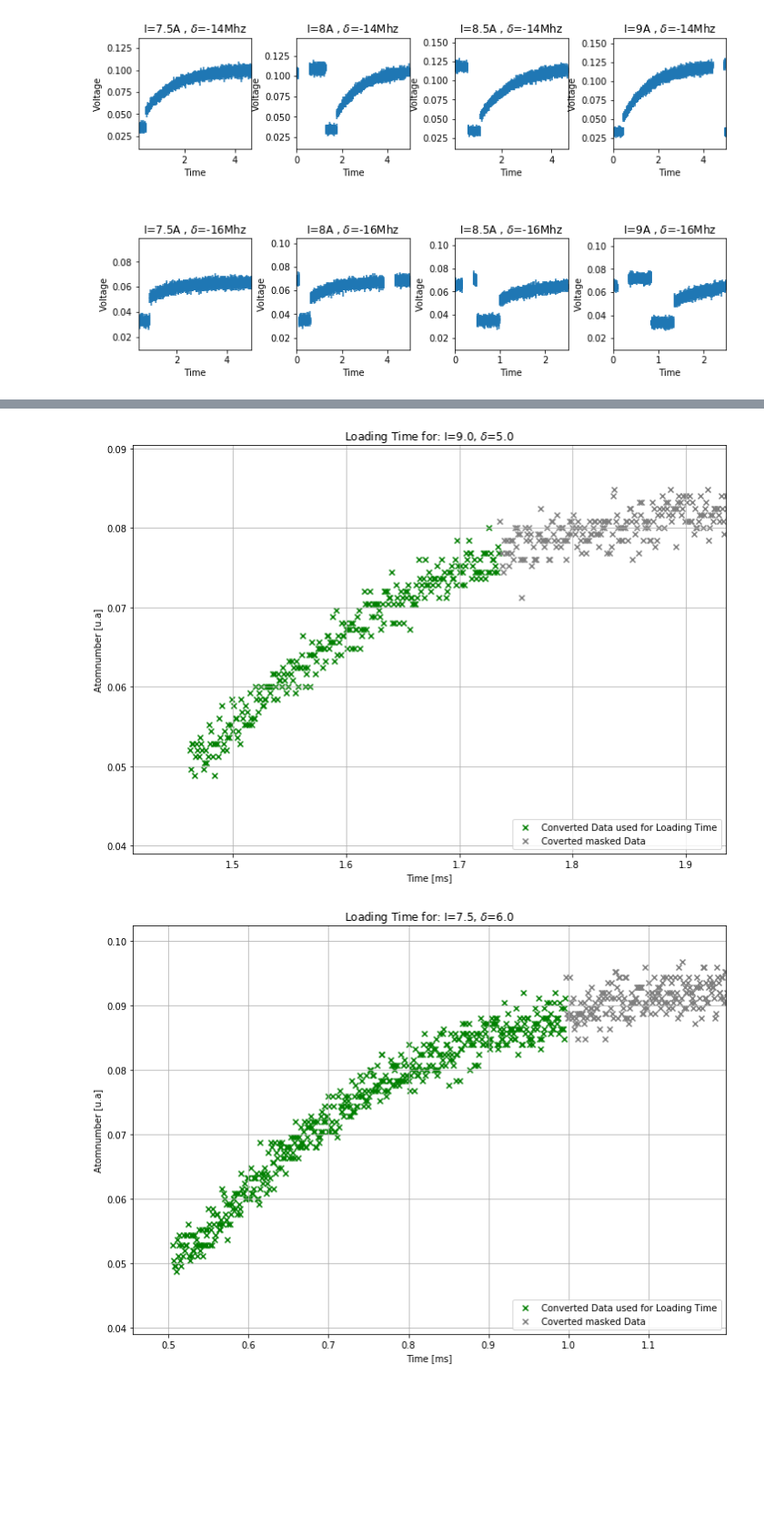
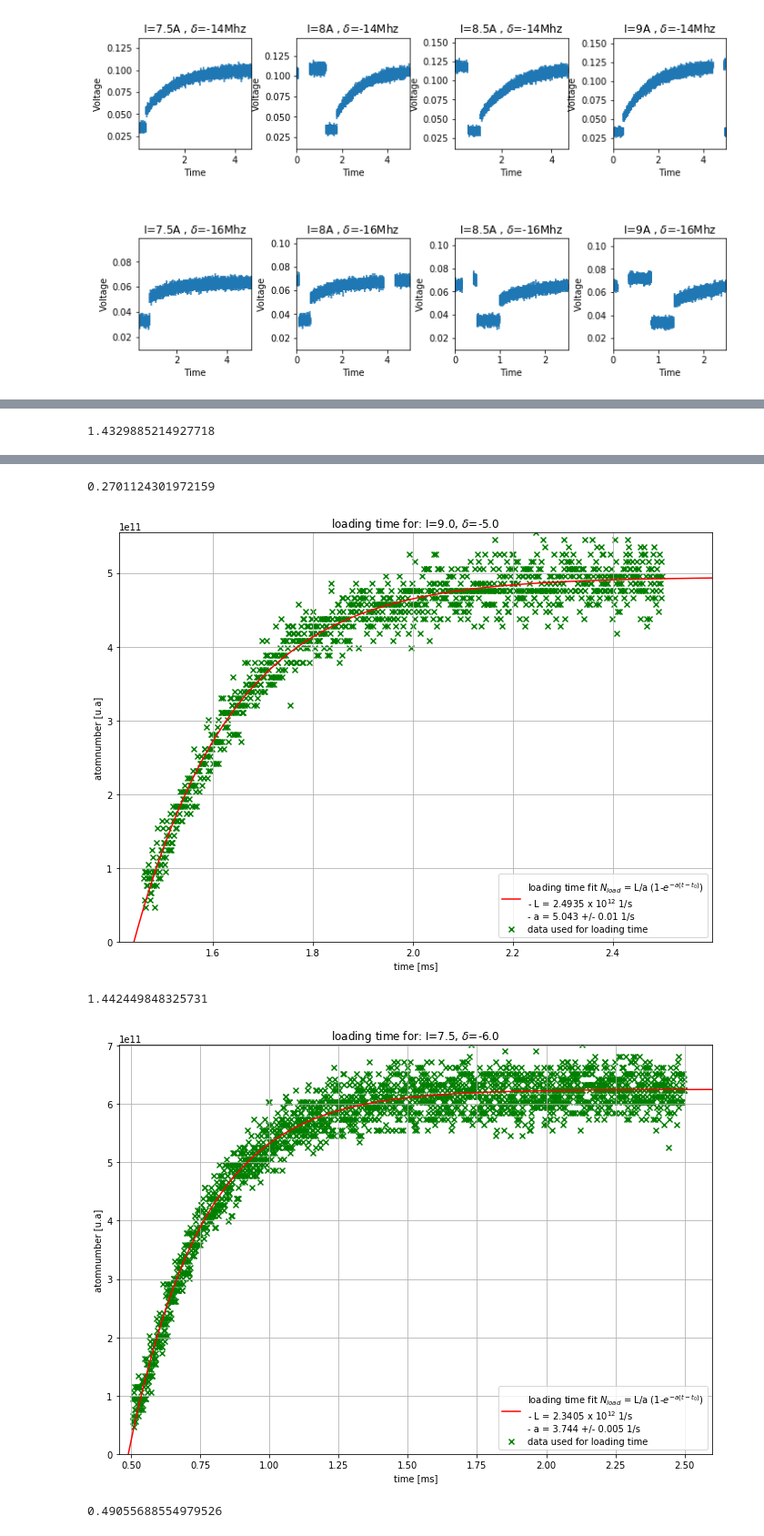
Before and after one commit to anananlyjlyj/physics-FP-Uni-HD, a Jupyter notebook: F20 Magneto-optical Trap/Part II.ipynb, the cells around one changed output, grey strips where cells are left out. Shown at 91% size. Cells and saved outputs as stored; diff of their text form; code cells hidden in the pictures; blank space fills up the shorter version.

```diff
--- a/F20 Magneto-optical Trap/Part II.ipynb
+++ b/F20 Magneto-optical Trap/Part II.ipynb
@@ -22,8 +26,6 @@ sp_85=384.230406373e12 #Hz, S->P transition for RB85 taken from F20.pdf page 19
 sf3_85=1.264888e9 #Hz, deltaF in S for F=3 for RB85 taken from F20.pdf page 19
 pf2_85=83.835e6 #Hz, deltaF in P for F=2 for RB85 taken from F20.pdf page 19
 pf4_85=100.205e6 #Hz, deltaF in P for F=4 for RB85 taken from F20.pdf page 19
-planck=6.626e-34 #Js, Planck constant h
-speed=2.99792458e8 #m/s, Speed of Light c
 powerx=8 #mW, Laserpower in x direction
 powery=8 #mW, Laserpower in y direction
 powerz=18 #mW, Laserpower in z direction
@@ -38,6 +40,8 @@ current75=([0,4,8,12,16,20,24,29])
 current8=([1,5,9,13,17,21,25,30])
 current85=([2,6,10,14,18,22,27,31])
 current9=([3,7,11,15,19,23,28,32])
+#linspace for Loadingtime plot
+tplot=np.linspace(0,5,5000)
 # %%
 #defining constant fit function for background noise
 def con(x,b):
@@ -47,6 +51,10 @@ def con(x,b):
 def I_r():
     return 2*(powerx+powery+powerz)/(np.pi*omega**2)
 
+#defining solid angle theta for conversion
+def theta():
+    return radius**2/(4*distance**2)
+
 #defining scatteringRate for conversion
 def scatteringRate(detuning):
     I_0 = I_r()
@@ -55,16 +63,12 @@ def scatteringRate(detuning):
 
 #defining wavelength with detuning for conversion
 def wavelength(detuning):
-    return speed/(sp_85-sf3_85+pf4_85-pf2_85-detuning)
+    return speed_of_light/(sp_85-sf3_85+(pf4_85-pf2_85)/2-detuning)
 
 #defining energy from a phton with wavelength(detuning) for conversion
 def energy(detuning):
-    energyCalc = planck*speed/wavelength(detuning)
+    energyCalc = Planck*speed_of_light/wavelength(detuning)
     return energyCalc
-
-#defining solid angle theta for conversion
-def theta():
-    return radius**2/(4*distance**2)
 # %%
 #reading out the csv and returning time and voltage as arrays
 def grabData(file):
@@ -223,6 +229,10 @@ for i in narr:
 [figure]
 [figure]
 # %%
+#Loop goes till k, we leave out detuning 16 since it's too flat to properly fit Loading Time
+l_all=np.empty((k+1,3))
+a_all=np.empty((k+1,3))
+af_all=np.empty((k+1,3))
 for kn in karr:
     #saving tuning (tune) and current (curr) from current file
     tune=t_all[kn,0,0]
@@ -245,27 +255,43 @@ for kn in karr:
     #find out where the values start to become flat
     temp=np.size(t_temp2)
     for temp_2 in np.arange(temp,dtype=int):
-        if(u_temp2[temp_2]>=(np.amax(u_temp2)-0.01)): break
+        if(u_temp2[temp_2]>=(np.amax(u_temp2)*0.9)): break
     #converion to atom number, not used yet
-    n_temp = conversion(u_temp2,tune)
+    n_temp = conversion(u_temp2-0.045,tune)
     #creating final arrays
-    n=n_temp[:temp_2]
-    u=u_temp2[:temp_2]
-    t=t_temp2[:temp_2]
-
+    n=n_temp#[:temp_2]
+    u=u_temp2#[:temp_2]
+    t=t_temp2#[:temp_2]
     #scattering final data sets
-    plt.scatter(t,u,marker='x',color='green',label='Converted Data used for Loading Time')
-    plt.scatter(t_temp2[temp_2:],u_temp2[temp_2:],marker='x',color='gray',label='Coverted masked Data')
-    plt.xlim(t[0]-0.05,t[-1]+0.2)
-    plt.ylim(np.amin(u)*0.8,np.amax(u_temp))
+    plt.scatter(t,n,marker='x',color='green',label='data used for loading time')
+    #plt.scatter(t_temp2[temp_2:],n_temp[temp_2:],marker='x',color='gray',label='masked data')
+    #the fit function for Loading time
+    tloading=t[0]
+    def loadingTime(time,L,alpha,tshift):
+        nload = L/alpha*(1-np.exp(-alpha*(time-tshift)))
+        return nload
+    #creating fit for loading time
+    load, loadf = curve_fit(loadingTime,t,n,p0=(1e12,1,1),bounds=([1e-9,1e-4,-np.inf],[1e14,1e3,np.inf]))
+    plt.plot(tplot,loadingTime(tplot,*load),color='red',label='\n'.join([
+        'loading time fit $N_{load}$ = L/a (1-$e^{-a(t-t_0)})$',
+        '- L = '+str(np.round(load[0]/1e12,4))+' x $10^{12}$ 1/s',#+' +/- '+str(np.round(np.sqrt(loadf[0][0]),4))+' 1/s',
+        '- a = '+str(np.round(load[1],3))+' +/- '+str(np.round(np.sqrt(loadf[1][1]),3))+' 1/s']))
+    l_all[kn,:]=[load[0],tune,curr]
+    a_all[kn,:]=[load[1],tune,curr]
+    af_all[kn,:]=[np.sqrt(loadf[1][1]),tune,curr]
+    #cosmetics for plots
+    plt.xlim(t[0]-0.05,t[-1]+0.1)
+    plt.ylim(np.amin(n)*0,np.amax(n_temp))
     plt.legend(loc='lower right')
-    plt.xlabel('Time [ms]')
-    plt.ylabel('Atomnumber [u.a]')
-    plt.title('Loading Time for: I='+str(curr)+', $\delta$='+str(tune))
+    plt.xlabel('time [ms]')
+    plt.ylabel('atomnumber [u.a]')
+    plt.title('loading time for: I='+str(curr)+', $\delta$=-'+str(tune))
     plt.gcf().set_size_inches(11.69, 8.27)
     plt.grid(True)
     plt.show()
+    print(load[2])
 
     #cleaning up
-    del t_mod,u_mod,t_red,u_red,t_temp,u_temp,t_temp2,u_temp2,n_temp,t,u,n,amou,temp, temp_2,tune,curr
+    del t_mod,u_mod,t_red,u_red,t_temp,u_temp,t_temp2,u_temp2,n_temp,t,u,n
+    del amou,temp, temp_2,tune,curr,load,loadf,loadingTime, tloading
 # %% [output]
@@ -273,0 +301 @@ for kn in karr:
+1.4329885214927718
@@ -275,2 +303,5 @@ for kn in karr:
+0.2701124301972159
-[figure, old version]
+[figure, new version]
+1.442449848325731
-[figure, old version]
+[figure, new version]
+0.49055688554979526
```
Also changed, not shown: parts of 4 cells of this notebook.
